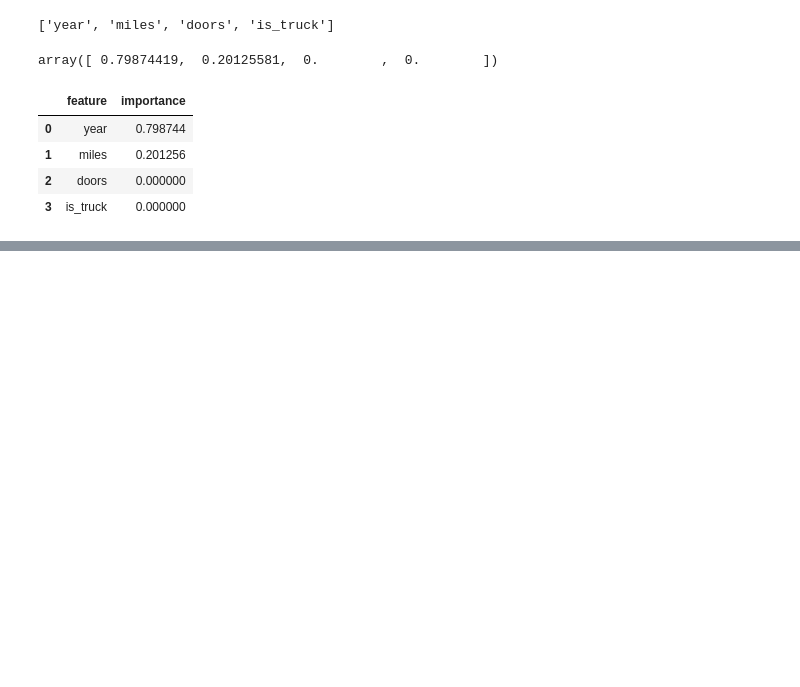
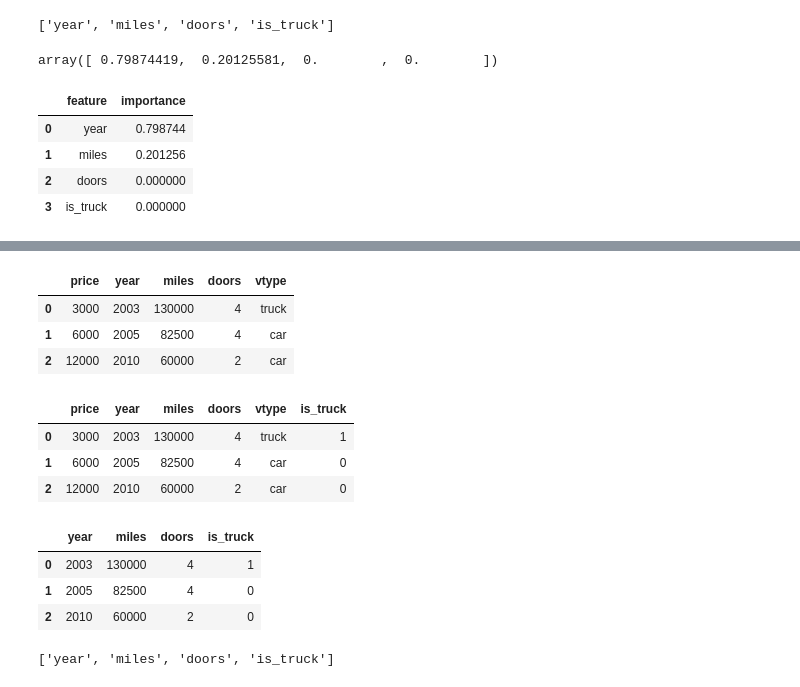
Before and after one commit to naidaire/lesson15_decision_trees, a Jupyter notebook: Scratch_Notebook.ipynb, the cells around one changed output, grey strips where cells are left out. Cells and saved outputs as stored; diff of their text form; code cells hidden in the pictures; blank space fills up the shorter version.

```diff
--- a/Scratch_Notebook.ipynb
+++ b/Scratch_Notebook.ipynb
@@ -308,0 +309,32 @@ export_graphviz(treereg, out_file='./assets/tree_vehicles.dot', feature_names=fe
+# %%
+path = Path('.', 'data', 'vehicles_test.csv')
+test = pd.read_csv(path)
+# %%
+test
+# %% [output]
+|  | price | year | miles | doors | vtype |
+| 0 | 3000 | 2003 | 130000 | 4 | truck |
+| 1 | 6000 | 2005 | 82500 | 4 | car |
+| 2 | 12000 | 2010 | 60000 | 2 | car |
+# %%
+test
+# %% [output]
+|  | price | year | miles | doors | vtype | is_truck |
+| 0 | 3000 | 2003 | 130000 | 4 | truck | 1 |
+| 1 | 6000 | 2005 | 82500 | 4 | car | 0 |
+| 2 | 12000 | 2010 | 60000 | 2 | car | 0 |
+# %%
+
+test.loc[:, 'is_truck'] = test.loc[:, 'vtype'].map({'car':0, 'truck':1})
+
+X_test = test.loc[:, feature_cols]
+treereg.predict(X_test)
+# %% [output]
+|  | year | miles | doors | is_truck |
+| 0 | 2003 | 130000 | 4 | 1 |
+| 1 | 2005 | 82500 | 4 | 0 |
+| 2 | 2010 | 60000 | 2 | 0 |
+# %%
+feature_cols
+# %% [output]
+['year', 'miles', 'doors', 'is_truck']
```
Also changed, not shown: parts of 13 cells of this notebook, 2 other files.
